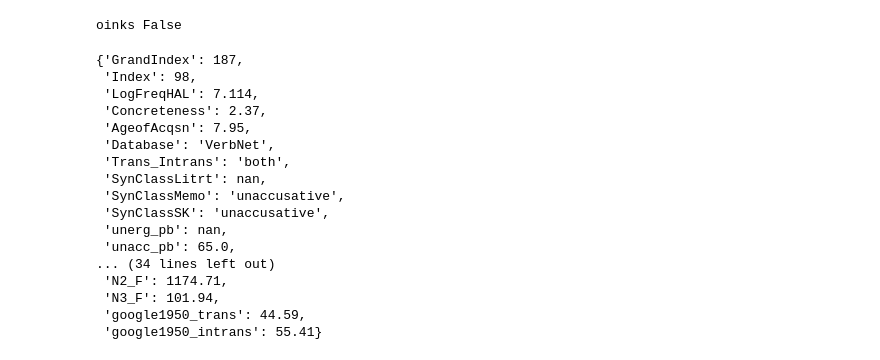
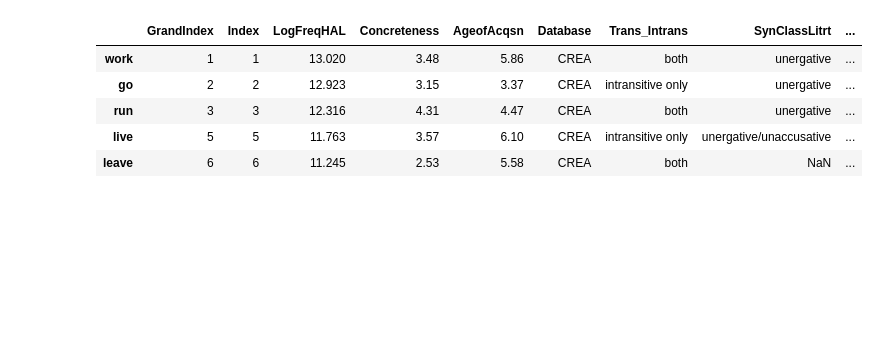
Before and after one commit to sonhkim/VerbVec, a Jupyter notebook: UpdateVerbVectorWithGoogleNgram.ipynb, the cells around one changed output. Saved outputs shown, nothing was run; the diff lists cells and outputs as text; code cells hidden in the pictures; blank space fills up the shorter version.

```diff
--- a/UpdateVerbVectorWithGoogleNgram.ipynb
+++ b/UpdateVerbVectorWithGoogleNgram.ipynb
@@ -108,43 +157,3 @@ inflection_dict['arrive']
-# %%
-## update the vv dictionary (our verb vector)
-for k, v in vv_dict.items(): ### i.e., k='work', v={'GrandIndex':1, ...}
-    trans_count = 0
-    intrans_count = 0
-    total_count = 0
-    wordforms = inflection_dict[k] ##wordforms = ['work', 'works', 'working', ...]
-    for wordform in wordforms:
-        try:
-            trans_count += ngram_dict[wordform]['transitive']
-            intrans_count += ngram_dict[wordform]['intransitive']
-            total_count += ngram_dict[wordform]['totalcount']
-            trans_percent = round((trans_count/total_count)*100, 2)
-            intrans_percent = round((intrans_count/total_count)*100, 2)
-        except:
-            print (wordform, wordform in ngram_dict.keys())
-    v['google1950_trans'] = trans_percent
-    v['google1950_intrans'] = intrans_percent
-# %% [output]
-oinks False
-# %%
-vv_dict['weaken']
-# %% [output]
-{'GrandIndex': 187,
- 'Index': 98,
- 'LogFreqHAL': 7.114,
- 'Concreteness': 2.37,
- 'AgeofAcqsn': 7.95,
- 'Database': 'VerbNet',
- 'Trans_Intrans': 'both',
- 'SynClassLitrt': nan,
- 'SynClassMemo': 'unaccusative',
- 'SynClassSK': 'unaccusative',
- 'unerg_pb': nan,
- 'unacc_pb': 65.0,
-... (34 lines left out)
- 'N2_F': 1174.71,
- 'N3_F': 101.94,
- 'google1950_trans': 44.59,
- 'google1950_intrans': 55.41}
 # %%
 ##save vv_dict to a df
 df_out = pd.DataFrame.from_dict(vv_dict, orient='index')
@@ -167,4 +176,13 @@ def rearrange_col(dataframe, col_to_move, reference_col, right=True):
             if y == reference_col:
                 col_list3.insert(-2, col_to_move)
         return  dataframe[col_list3]
+# %%
+df_out.head()
+# %% [output]
+|  | GrandIndex | Index | LogFreqHAL | Concreteness | AgeofAcqsn | Database | Trans_Intrans | SynClassLitrt | ... |
+| work | 1 | 1 | 13.020 | 3.48 | 5.86 | CREA | both | unergative | ... |
+| go | 2 | 2 | 12.923 | 3.15 | 3.37 | CREA | intransitive only | unergative | ... |
+| run | 3 | 3 | 12.316 | 4.31 | 4.47 | CREA | both | unergative | ... |
+| live | 5 | 5 | 11.763 | 3.57 | 6.10 | CREA | intransitive only | unergative/unaccusative | ... |
+| leave | 6 | 6 | 11.245 | 2.53 | 5.58 | CREA | both | NaN | ... |
 # %%
```
Also changed, not shown: parts of 23 cells of this notebook.
